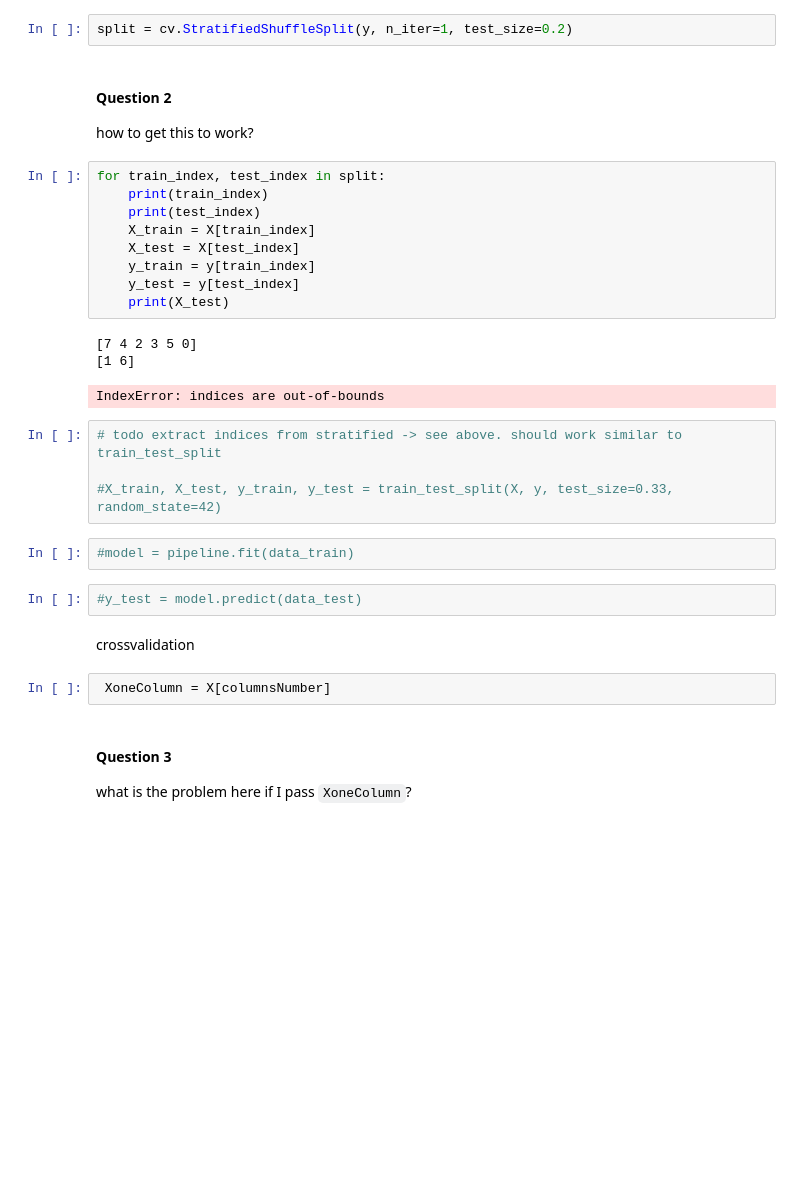
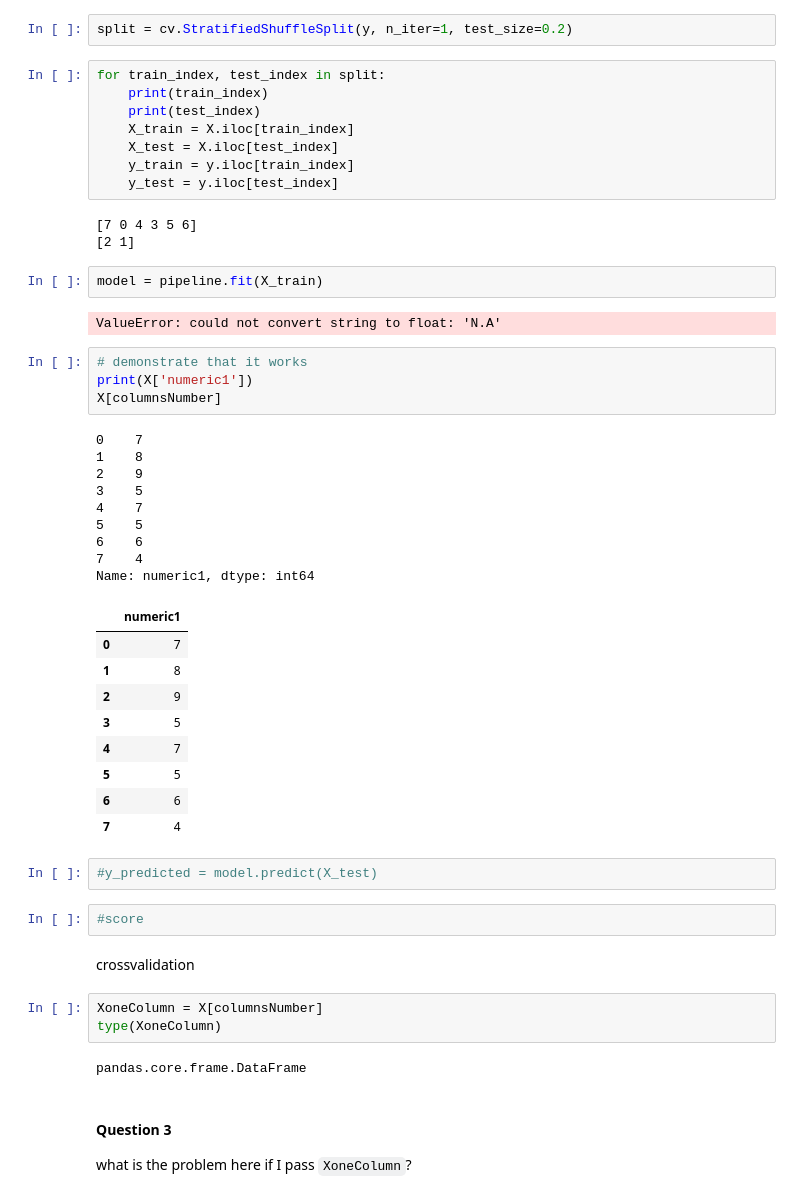
Before and after one commit to geoHeil/pythonQuestions, a Jupyter notebook: pipeline01.ipynb, the cells around one changed output. Cells and saved outputs as stored; diff of their text form; blank space fills up the shorter version.

```diff
--- a/pipeline01.ipynb
+++ b/pipeline01.ipynb
@@ -102,34 +100,55 @@ kappaScore = make_scorer(cohen_kappa_score)
 manual exploration
 # %%
 split = cv.StratifiedShuffleSplit(y, n_iter=1, test_size=0.2)
-# %% [markdown]
-#### Question 2
-how to get this to work?
 # %%
 for train_index, test_index in split:
     print(train_index)
     print(test_index)
-    X_train = X[train_index]
-    X_test = X[test_index]
-    y_train = y[train_index]
-    y_test = y[test_index]
-    print(X_test)
+    X_train = X.iloc[train_index]
+    X_test = X.iloc[test_index]
+    y_train = y.iloc[train_index]
+    y_test = y.iloc[test_index]
 # %% [output]
-[7 4 2 3 5 0]
-[1 6]
+[7 0 4 3 5 6]
+[2 1]
-IndexError: indices are out-of-bounds
-# %%
-# todo extract indices from stratified -> see above. should work similar to train_test_split
-
-#X_train, X_test, y_train, y_test = train_test_split(X, y, test_size=0.33, random_state=42)
-# %%
-#model = pipeline.fit(data_train)
+# %%
+model = pipeline.fit(X_train)
+# %% [output]
+ValueError: could not convert string to float: 'N.A'
+# %%
+# demonstrate that it works
+print(X['numeric1'])
+X[columnsNumber]
+# %% [output]
+0    7
+1    8
+2    9
+3    5
+4    7
+5    5
+6    6
+7    4
+Name: numeric1, dtype: int64
+|  | numeric1 |
+| 0 | 7 |
+| 1 | 8 |
+| 2 | 9 |
+| 3 | 5 |
+| 4 | 7 |
+| 5 | 5 |
+| 6 | 6 |
+| 7 | 4 |
 # %%
-#y_test = model.predict(data_test)
+#y_predicted = model.predict(X_test)
+# %%
+#score
 # %% [markdown]
 crossvalidation
-# %%
- XoneColumn = X[columnsNumber]
+# %%
+XoneColumn = X[columnsNumber]
+type(XoneColumn)
+# %% [output]
+pandas.core.frame.DataFrame
 # %% [markdown]
 #### Question 3
 what is the problem here if I pass `XoneColumn`?
```
Also changed, not shown: parts of 2 cells of this notebook.
